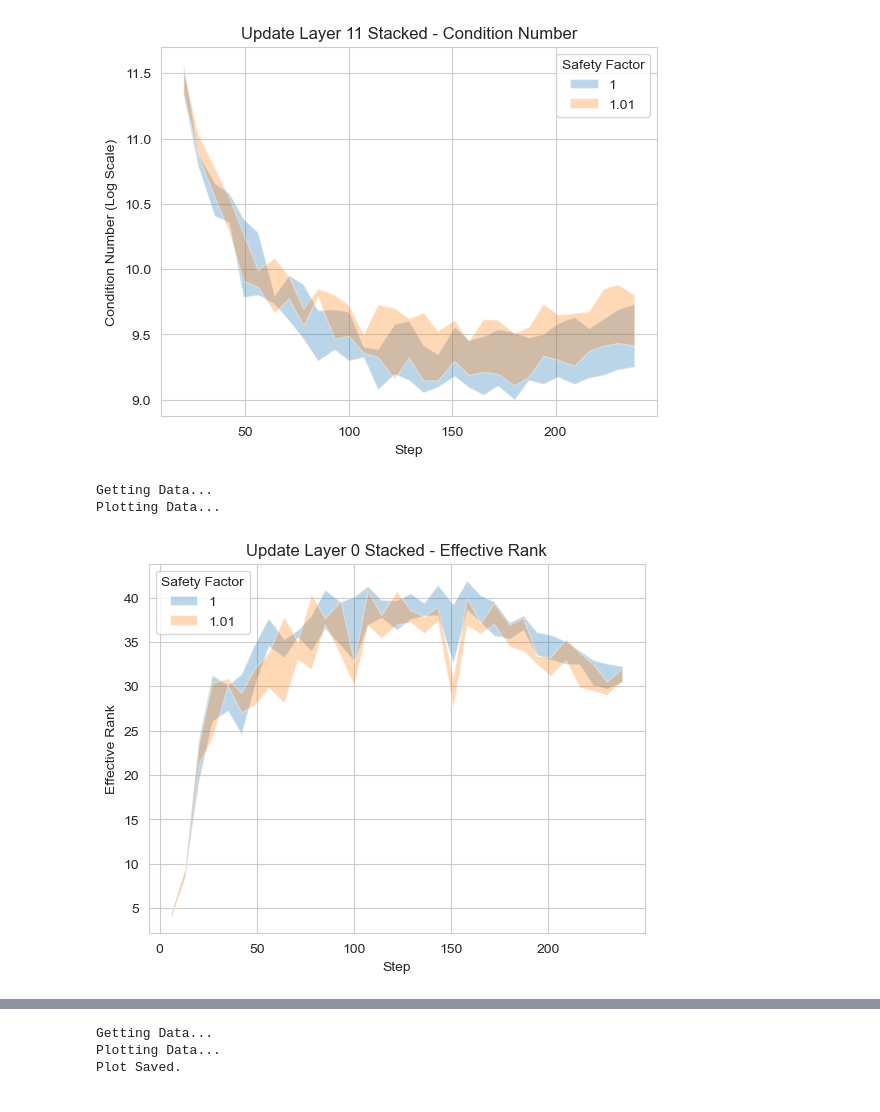
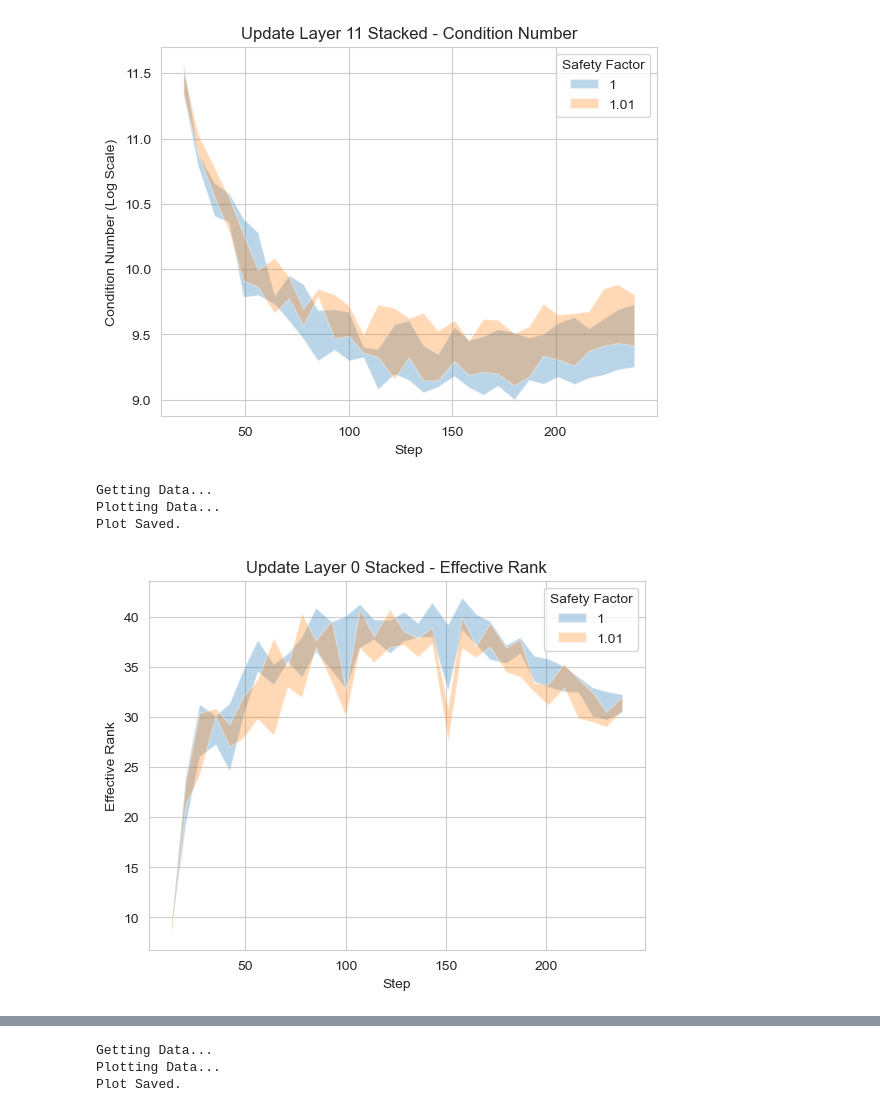
Before and after one commit to nraultwang/cs182-project, a Jupyter notebook: plotting/main.ipynb, the cells around one changed output, grey strips where cells are left out. Saved outputs shown, nothing was run; the diff lists cells and outputs as text; code cells hidden in the pictures.

```diff
--- a/plotting/main.ipynb
+++ b/plotting/main.ipynb
@@ -209,24 +209,25 @@ Plot Saved.
 # %%
 sweep_id = "5pllqyjx"
 param_name = "Safety Factor"
 param_id = "polar_safety"
 param_vals = [1, 1.01]
 update = True
 layer = 0
 matrix = "stacked"
 metric = "effective_rank"
-start = 0
+start = 1
 end = 32
 use_ci = True
 log_scale = False
 plot_med = False
-save_plot = False
+save_plot = True
 
 plot_data(sweep_id, param_name, param_id, param_vals, update, layer, matrix, metric, start, end, use_ci, log_scale, plot_med, save_plot)
 # %% [output]
 Getting Data...
 Plotting Data...
+Plot Saved.
-[figure, old version]
+[figure, new version]
 # %%
 sweep_id = "5pllqyjx"
 param_name = "Safety Factor"
```
Also changed, not shown: parts of 2 cells of this notebook, 6 other files.
